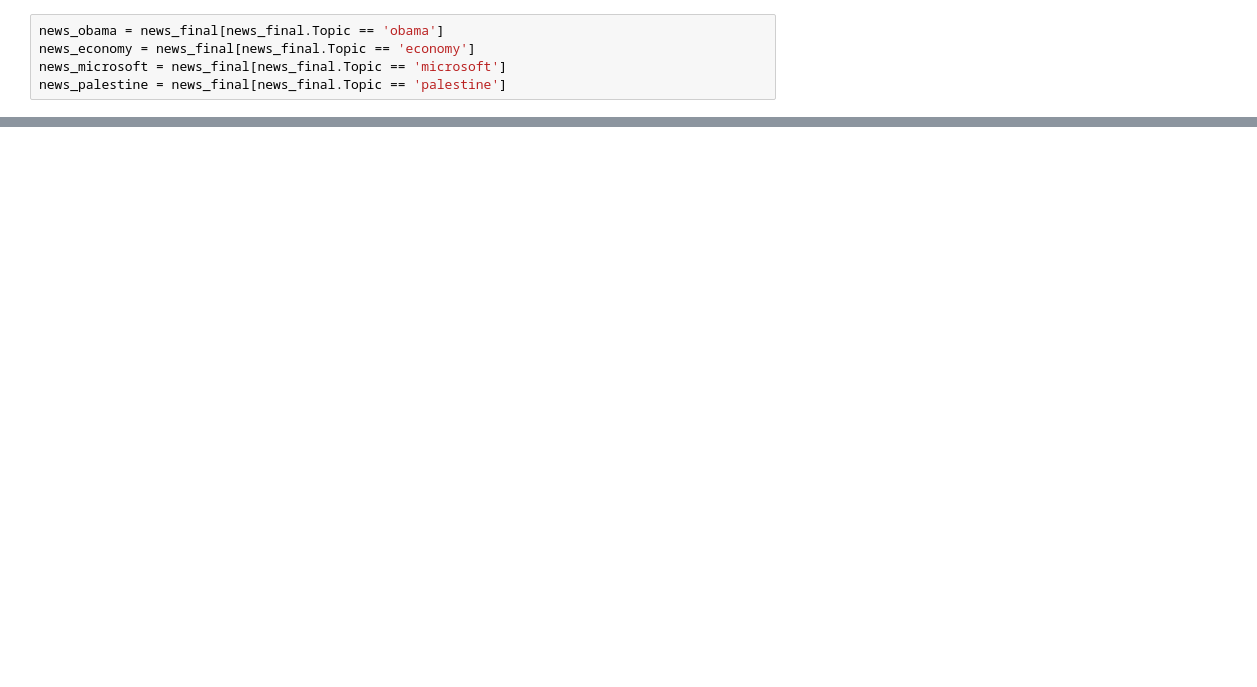
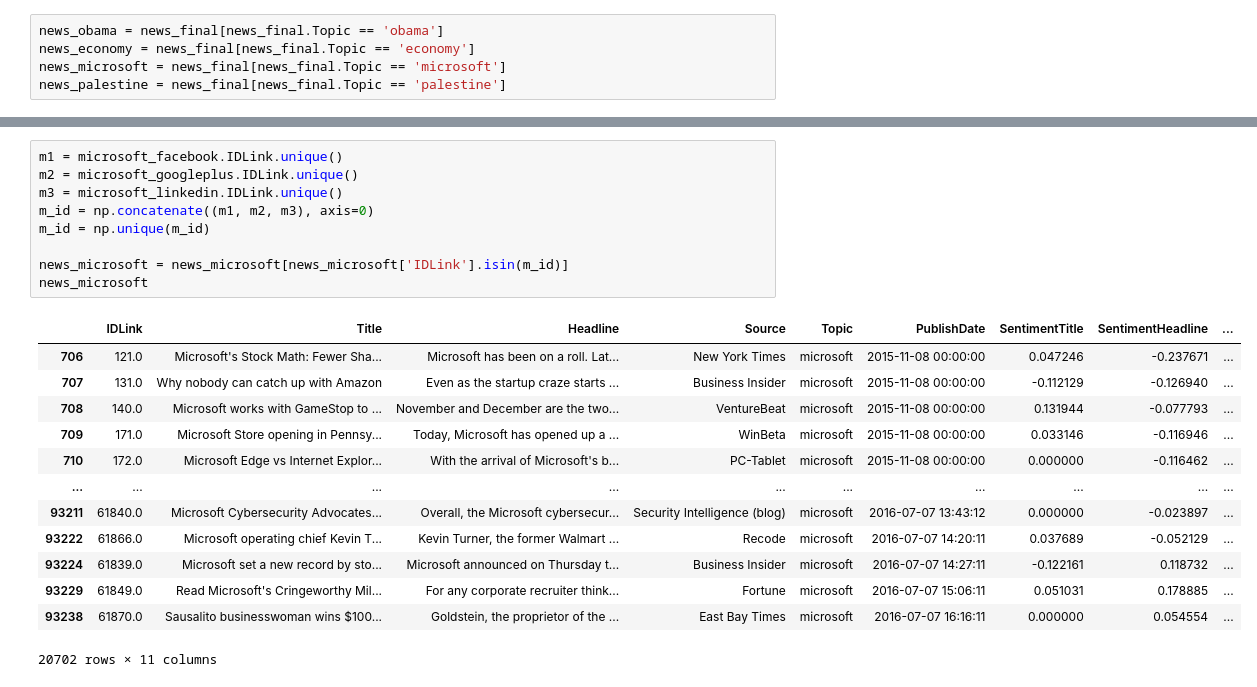
Before and after one commit to nikita221723/News-popularity, a Jupyter notebook: News_popularity.ipynb, the cells around one changed output, grey strips where cells are left out. Cells and saved outputs as stored; diff of their text form; blank space fills up the shorter version.

```diff
--- a/News_popularity.ipynb
+++ b/News_popularity.ipynb
@@ -115,0 +84,23 @@ news_palestine[news_palestine['Facebook'] == -1]
+# %%
+m1 = microsoft_facebook.IDLink.unique()
+m2 = microsoft_googleplus.IDLink.unique()
+m3 = microsoft_linkedin.IDLink.unique()
+m_id = np.concatenate((m1, m2, m3), axis=0)
+m_id = np.unique(m_id)
+
+news_microsoft = news_microsoft[news_microsoft['IDLink'].isin(m_id)]
+news_microsoft
+# %% [output]
+|  | IDLink | Title | Headline | Source | Topic | PublishDate | SentimentTitle | SentimentHeadline | ... |
+| 706 | 121.0 | Microsoft's Stock Math: Fewer Sha... | Microsoft has been on a roll. Lat... | New York Times | microsoft | 2015-11-08 00:00:00 | 0.047246 | -0.237671 | ... |
+| 707 | 131.0 | Why nobody can catch up with Amazon | Even as the startup craze starts ... | Business Insider | microsoft | 2015-11-08 00:00:00 | -0.112129 | -0.126940 | ... |
+| 708 | 140.0 | Microsoft works with GameStop to ... | November and December are the two... | VentureBeat | microsoft | 2015-11-08 00:00:00 | 0.131944 | -0.077793 | ... |
+| 709 | 171.0 | Microsoft Store opening in Pennsy... | Today, Microsoft has opened up a ... | WinBeta | microsoft | 2015-11-08 00:00:00 | 0.033146 | -0.116946 | ... |
+| 710 | 172.0 | Microsoft Edge vs Internet Explor... | With the arrival of Microsoft's b... | PC-Tablet | microsoft | 2015-11-08 00:00:00 | 0.000000 | -0.116462 | ... |
+| ... | ... | ... | ... | ... | ... | ... | ... | ... | ... |
+| 93211 | 61840.0 | Microsoft Cybersecurity Advocates... | Overall, the Microsoft cybersecur... | Security Intelligence (blog) | microsoft | 2016-07-07 13:43:12 | 0.000000 | -0.023897 | ... |
+| 93222 | 61866.0 | Microsoft operating chief Kevin T... | Kevin Turner, the former Walmart ... | Recode | microsoft | 2016-07-07 14:20:11 | 0.037689 | -0.052129 | ... |
+| 93224 | 61839.0 | Microsoft set a new record by sto... | Microsoft announced on Thursday t... | Business Insider | microsoft | 2016-07-07 14:27:11 | -0.122161 | 0.118732 | ... |
+| 93229 | 61849.0 | Read Microsoft's Cringeworthy Mil... | For any corporate recruiter think... | Fortune | microsoft | 2016-07-07 15:06:11 | 0.051031 | 0.178885 | ... |
+| 93238 | 61870.0 | Sausalito businesswoman wins $100... | Goldstein, the proprietor of the ... | East Bay Times | microsoft | 2016-07-07 16:16:11 | 0.000000 | 0.054554 | ... |
+20702 rows × 11 columns
```
Also changed, not shown: parts of 12 cells of this notebook.
